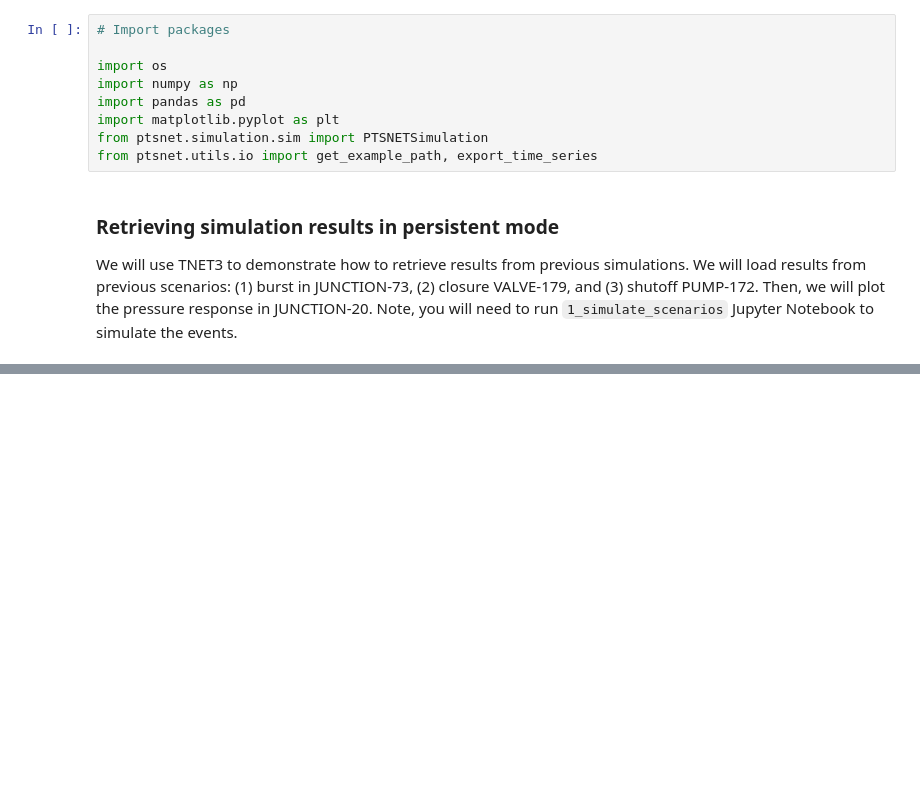
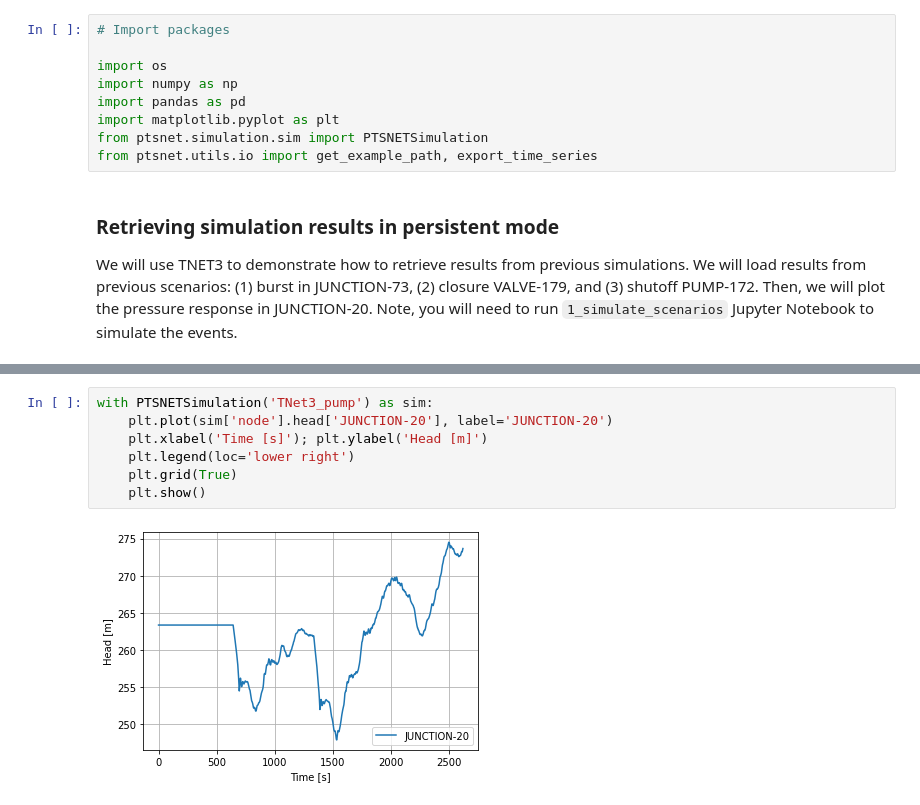
Before and after one commit to gandresr/ptsnet, a Jupyter notebook: publication/2_get_results.ipynb, the cells around one changed output, grey strips where cells are left out. Drawn from its saved outputs; the diff is of its cells as text; blank space fills up the shorter version.

```diff
--- a/publication/2_get_results.ipynb
+++ b/publication/2_get_results.ipynb
@@ -27,0 +45,9 @@ AttributeError: 'NoneType' object has no attribute 'keys'
+# %%
+with PTSNETSimulation('TNet3_pump') as sim:
+    plt.plot(sim['node'].head['JUNCTION-20'], label='JUNCTION-20')
+    plt.xlabel('Time [s]'); plt.ylabel('Head [m]')
+    plt.legend(loc='lower right')
+    plt.grid(True)
+    plt.show()
+# %% [output]
+[figure, added]
```
Also changed, not shown: parts of 3 cells of this notebook, 3 other files.
